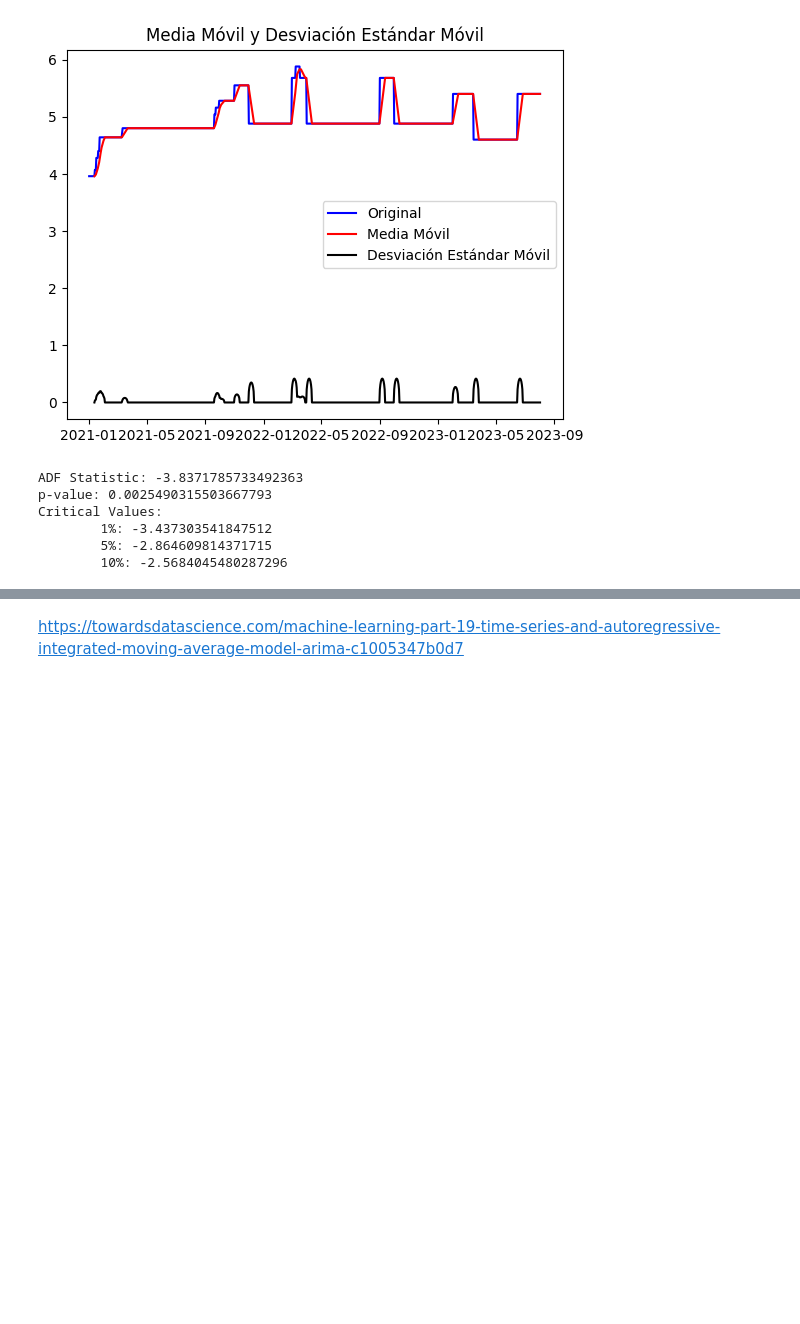
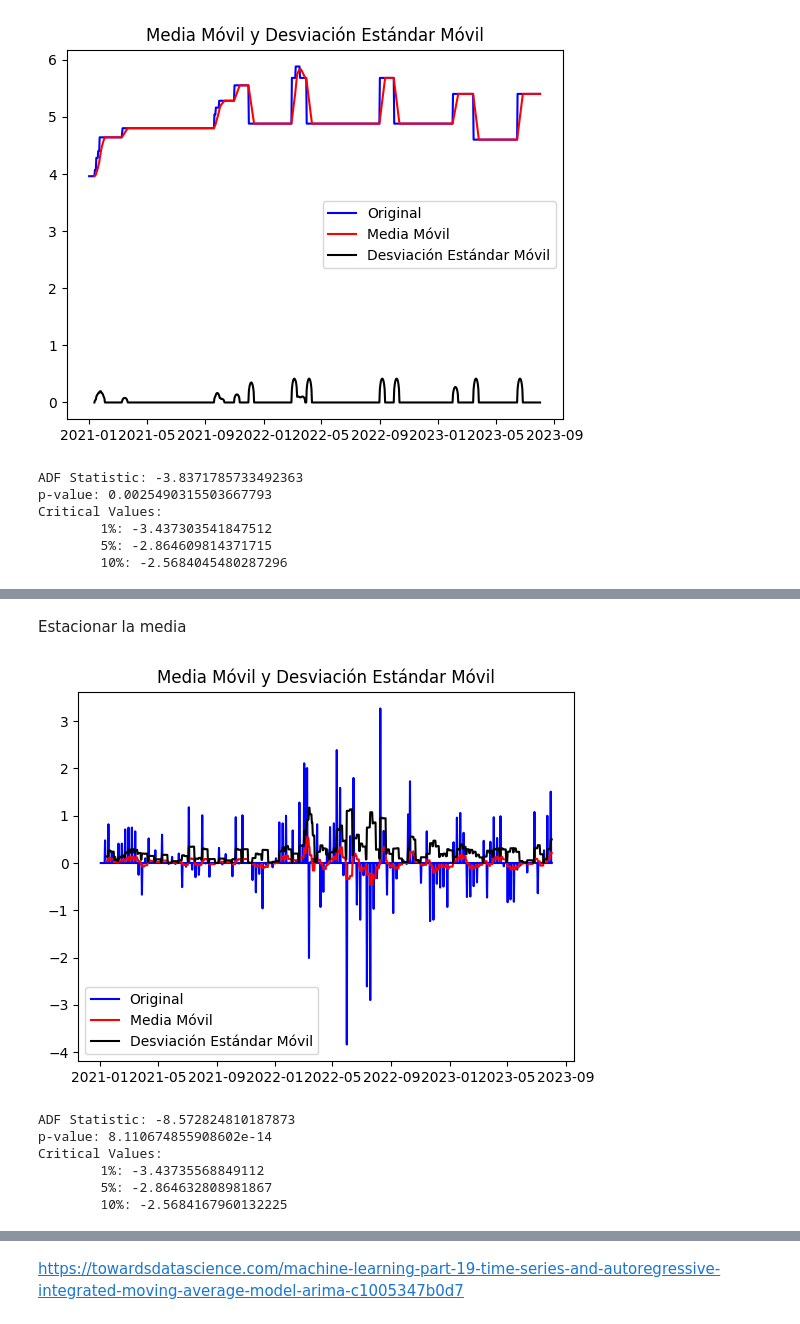
Before and after one commit to MGonza20/Lab2_DataScience, a Jupyter notebook: gasolina.ipynb, the cells around one changed output, grey strips where cells are left out. Drawn from its saved outputs; the diff is of its cells as text; code cells hidden in the pictures; blank space fills up the shorter version.

```diff
--- a/gasolina.ipynb
+++ b/gasolina.ipynb
@@ -110,0 +145,14 @@ Critical Values:
+# %% [markdown]
+Estacionar la media
+# %%
+superior_df_diff = superior_df.diff()
+superior_df_diff.dropna(inplace=True)
+get_stationarity(superior_df_diff, 'superior')
+# %% [output]
+[figure, added]
+ADF Statistic: -8.572824810187873
+p-value: 8.110674855908602e-14
+Critical Values:
+        1%: -3.43735568849112
+        5%: -2.864632808981867
+        10%: -2.5684167960132225
```
Also changed, not shown: parts of 8 cells of this notebook.
